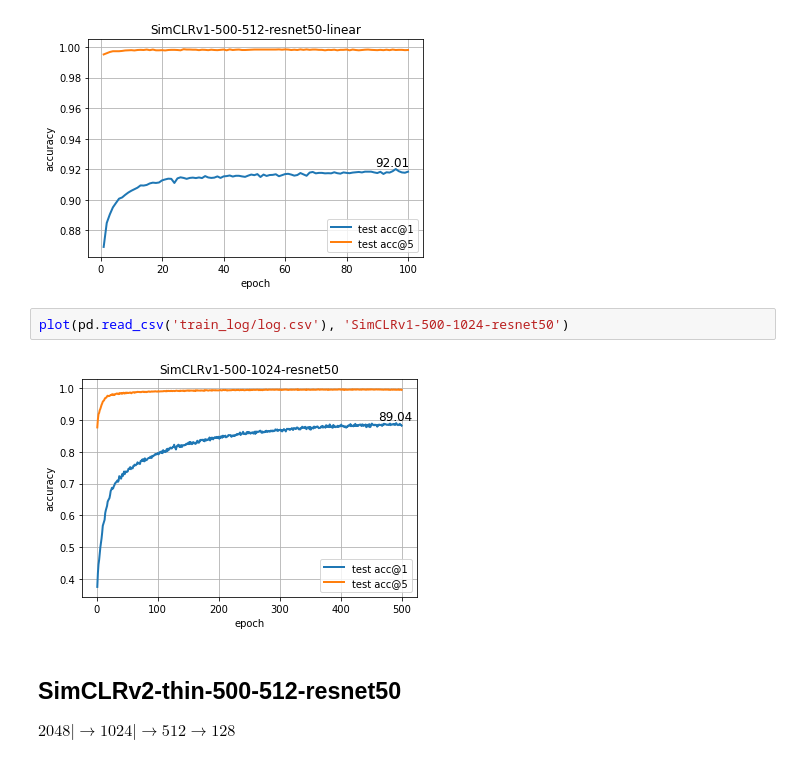
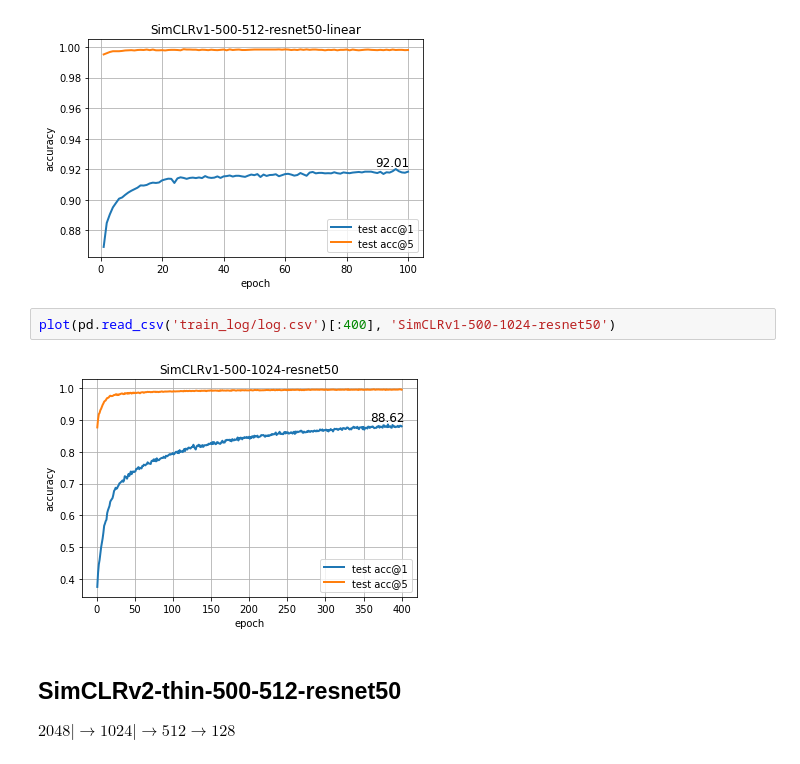
Before and after one commit to Cheng-Chen-NYU/cssl, a Jupyter notebook: illustrate.ipynb, the cells around one changed output. Saved outputs shown, nothing was run; the diff lists cells and outputs as text.

```diff
--- a/illustrate.ipynb
+++ b/illustrate.ipynb
@@ -72,10 +72,10 @@ plot(pd.read_csv('train_log/simclrv1-500-512-resnet50/log.csv'), 'SimCLRv1-500-5
 plot(pd.read_csv('train_log/simclrv1-500-512-resnet50/linear_statistics.csv'), 'SimCLRv1-500-512-resnet50-linear')
 # %% [output]
 [figure]
-# %%
-plot(pd.read_csv('train_log/log.csv'), 'SimCLRv1-500-1024-resnet50')
-# %% [output]
-[figure, removed]
+# %%
+plot(pd.read_csv('train_log/log.csv')[:400], 'SimCLRv1-500-1024-resnet50')
+# %% [output]
+[figure, added]
 # %% [markdown]
 ## SimCLRv2-thin-500-512-resnet50
 $2048|\to1024|\to512\to128$
```
Also changed, not shown: parts of 1 cell of this notebook, 1 other file.
